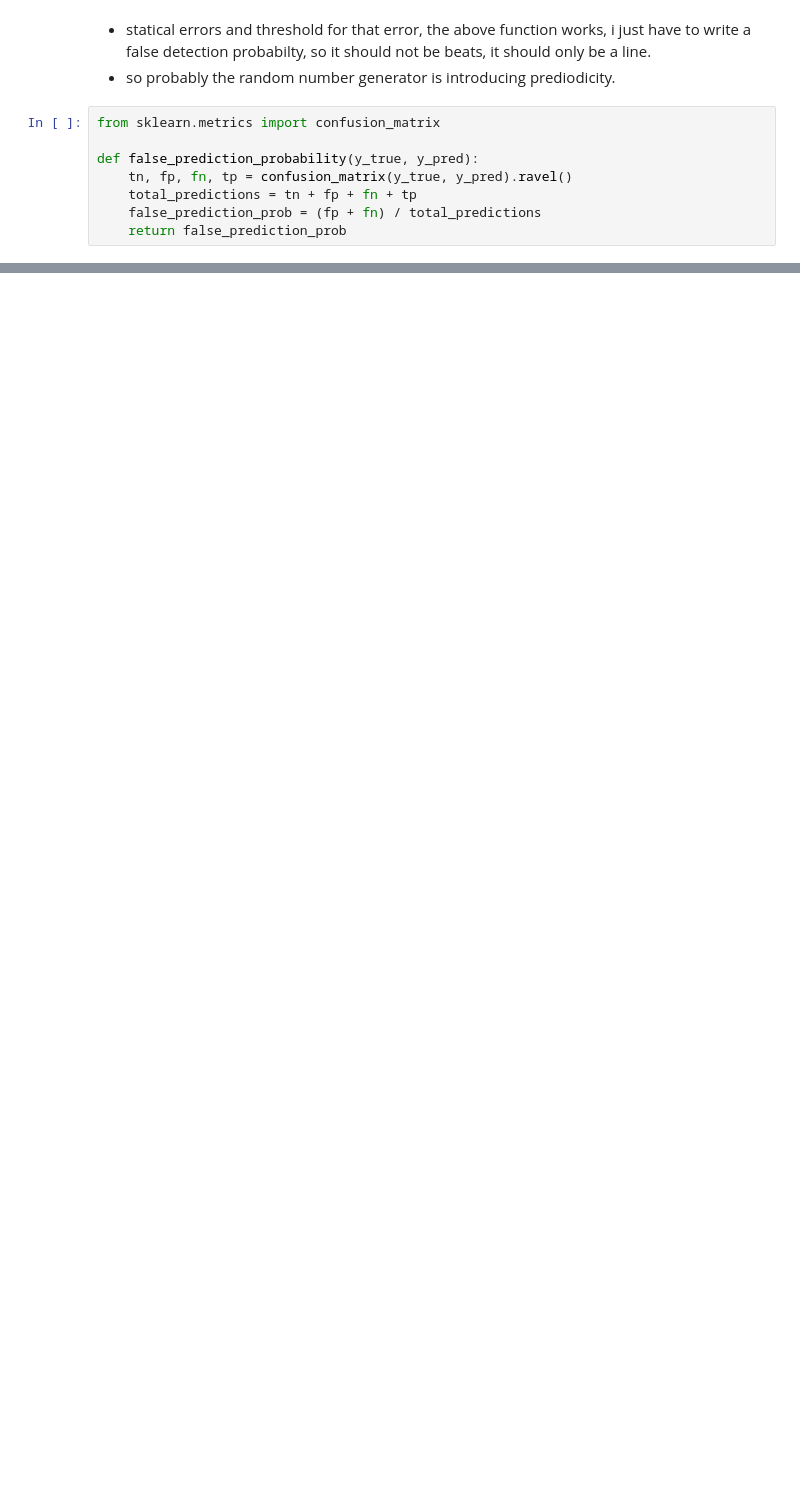
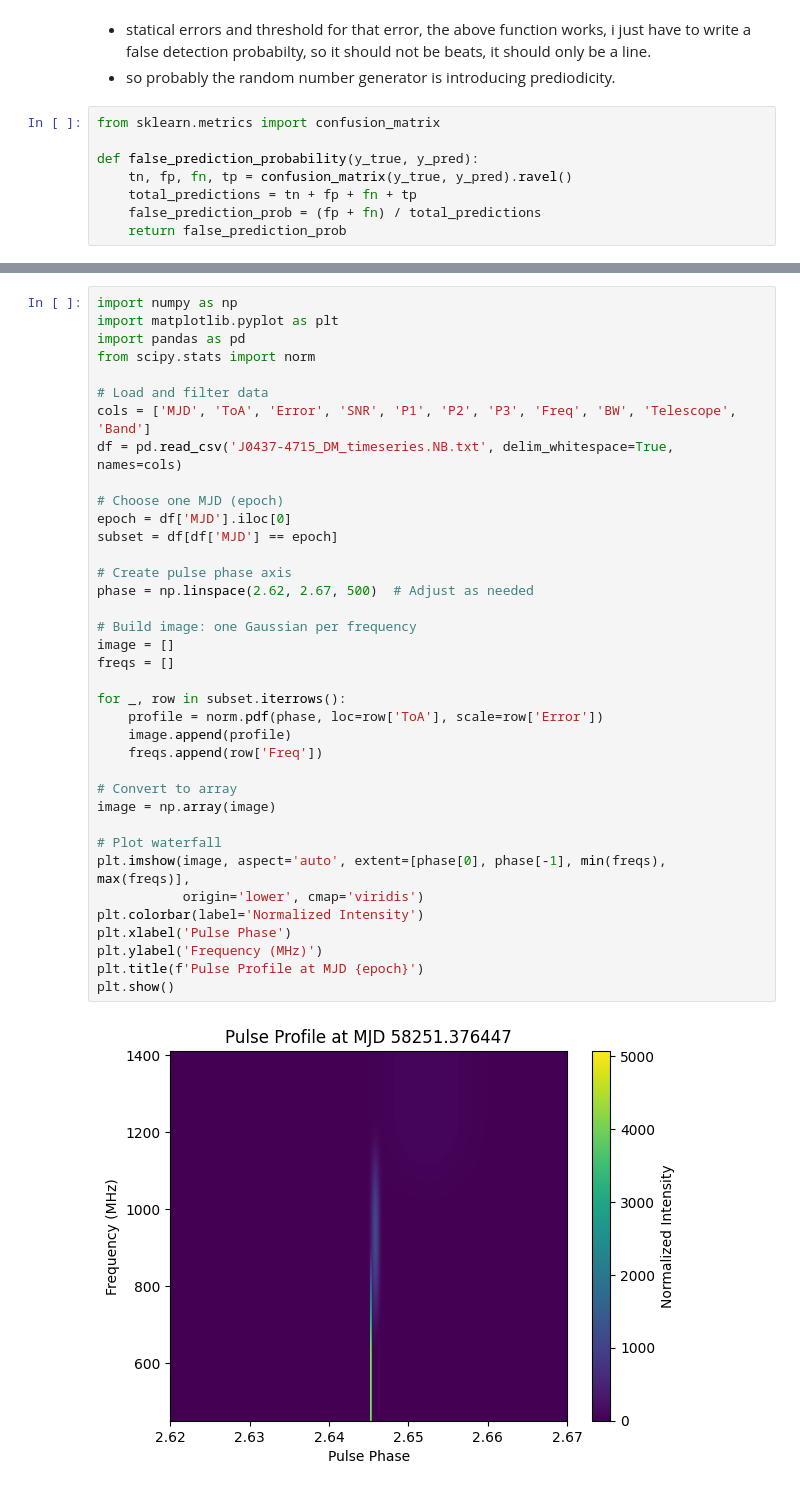
Before and after one commit to sonjaove/random-progs, a Jupyter notebook: corr.ipynb, the cells around one changed output, grey strips where cells are left out. Cells and saved outputs as stored; diff of their text form; blank space fills up the shorter version.

```diff
--- a/corr.ipynb
+++ b/corr.ipynb
@@ -148,0 +151,39 @@ def false_prediction_probability(y_true, y_pred):
+# %%
+import numpy as np
+import matplotlib.pyplot as plt
+import pandas as pd
+from scipy.stats import norm
+
+# Load and filter data
+cols = ['MJD', 'ToA', 'Error', 'SNR', 'P1', 'P2', 'P3', 'Freq', 'BW', 'Telescope', 'Band']
+df = pd.read_csv('J0437-4715_DM_timeseries.NB.txt', delim_whitespace=True, names=cols)
+
+# Choose one MJD (epoch)
+epoch = df['MJD'].iloc[0]
+subset = df[df['MJD'] == epoch]
+
+# Create pulse phase axis
+phase = np.linspace(2.62, 2.67, 500)  # Adjust as needed
+
+# Build image: one Gaussian per frequency
+image = []
+freqs = []
+
+for _, row in subset.iterrows():
+    profile = norm.pdf(phase, loc=row['ToA'], scale=row['Error'])
+    image.append(profile)
+    freqs.append(row['Freq'])
+
+# Convert to array
+image = np.array(image)
+
+# Plot waterfall
+plt.imshow(image, aspect='auto', extent=[phase[0], phase[-1], min(freqs), max(freqs)],
+           origin='lower', cmap='viridis')
+plt.colorbar(label='Normalized Intensity')
+plt.xlabel('Pulse Phase')
+plt.ylabel('Frequency (MHz)')
+plt.title(f'Pulse Profile at MJD {epoch}')
+plt.show()
+# %% [output]
+[figure, added]
```
Also changed, not shown: parts of 5 cells of this notebook, 1 other file.
